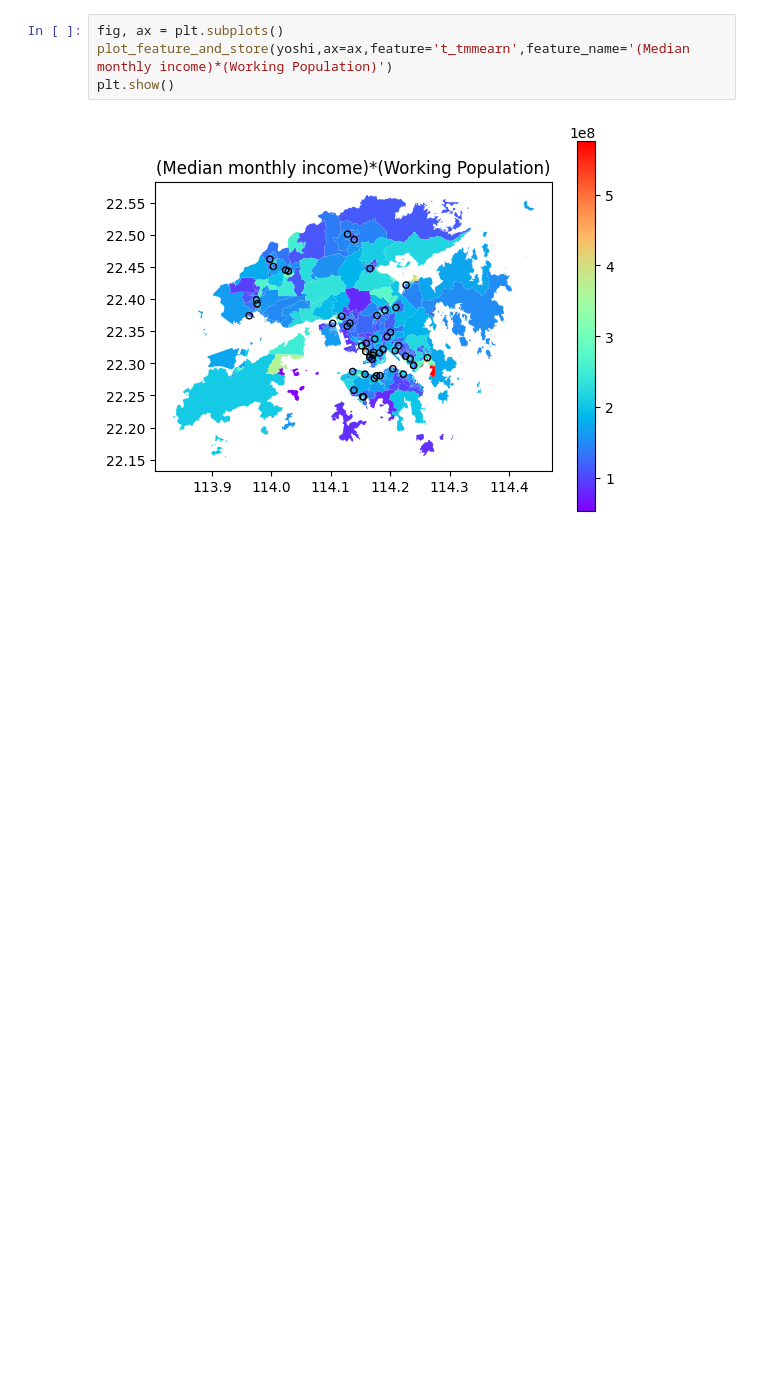
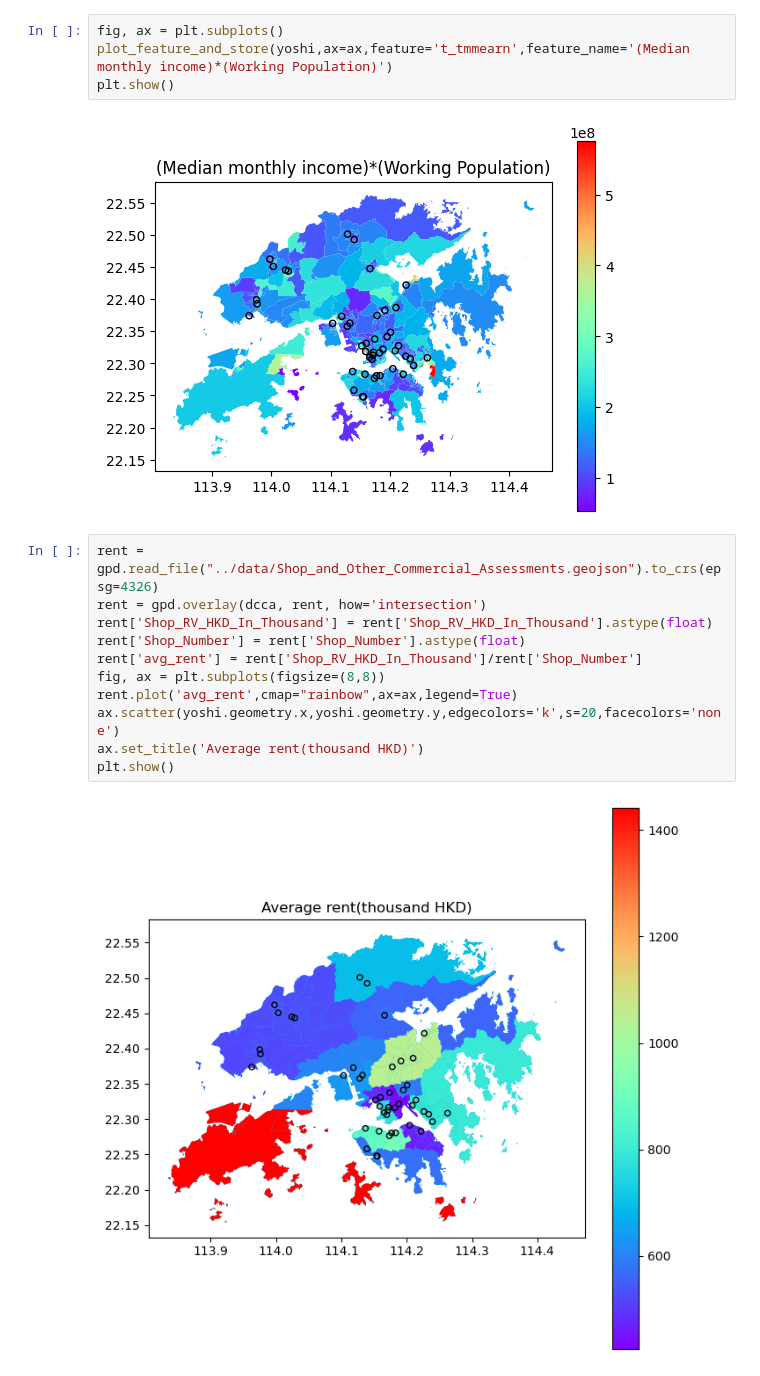
Before and after one commit to Annoying-MSDM5005/Classwork, a Jupyter notebook: proj_loc/geo_stats.ipynb, the cells around one changed output. Saved outputs shown, nothing was run; the diff lists cells and outputs as text; blank space fills up the shorter version.

Commit message:
fix: :zap: add rent plot

```diff
--- a/proj_loc/geo_stats.ipynb
+++ b/proj_loc/geo_stats.ipynb
@@ -93,3 +93,16 @@ plot_feature_and_store(yoshi,ax=ax,feature='t_tmmearn',feature_name='(Median mon
 plt.show()
 # %% [output]
 [figure]
+# %%
+rent = gpd.read_file("../data/Shop_and_Other_Commercial_Assessments.geojson").to_crs(epsg=4326)
+rent = gpd.overlay(dcca, rent, how='intersection')
+rent['Shop_RV_HKD_In_Thousand'] = rent['Shop_RV_HKD_In_Thousand'].astype(float)
+rent['Shop_Number'] = rent['Shop_Number'].astype(float)
+rent['avg_rent'] = rent['Shop_RV_HKD_In_Thousand']/rent['Shop_Number']
+fig, ax = plt.subplots(figsize=(8,8))
+rent.plot('avg_rent',cmap="rainbow",ax=ax,legend=True)
+ax.scatter(yoshi.geometry.x,yoshi.geometry.y,edgecolors='k',s=20,facecolors='none')
+ax.set_title('Average rent(thousand HKD)')
+plt.show()
+# %% [output]
+[figure, added]
```
Also changed, not shown: 4 other files.
